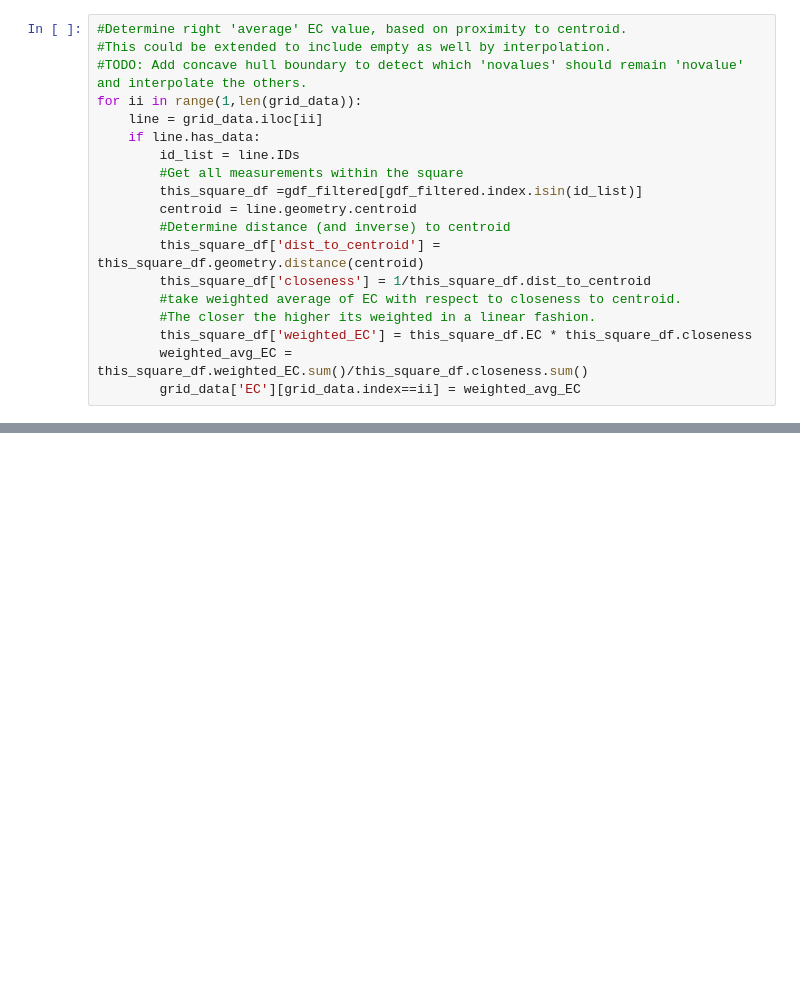
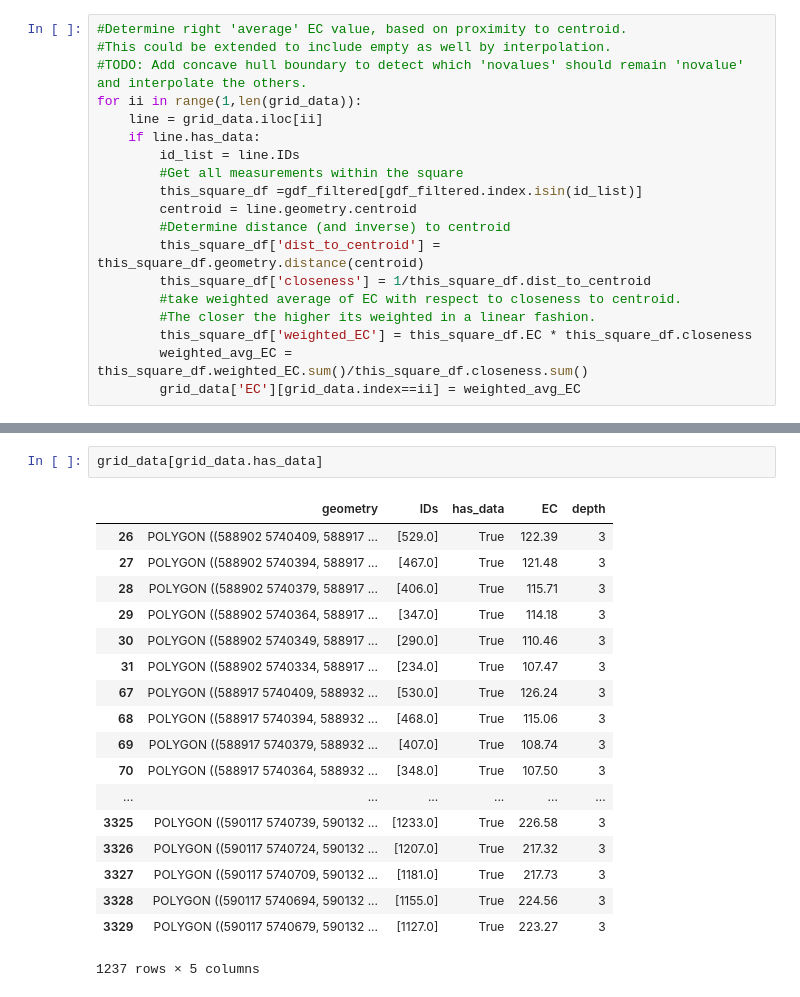
Before and after one commit to nevobnav/wiertsema, a Jupyter notebook: Wiertsema_Kaz_Depth_Grid_lvl.ipynb, the cells around one changed output, grey strips where cells are left out. Cells and saved outputs as stored; diff of their text form; blank space fills up the shorter version.

```diff
--- a/Wiertsema_Kaz_Depth_Grid_lvl.ipynb
+++ b/Wiertsema_Kaz_Depth_Grid_lvl.ipynb
@@ -99,0 +146,21 @@ grid.plot(ax=data_plot,alpha=0.1, edgecolor="red", linewidth=0.4)
+# %%
+grid_data[grid_data.has_data]
+# %% [output]
+|  | geometry | IDs | has_data | EC | depth |
+| 26 | POLYGON ((588902 5740409, 588917 ... | [529.0] | True | 122.39 | 3 |
+| 27 | POLYGON ((588902 5740394, 588917 ... | [467.0] | True | 121.48 | 3 |
+| 28 | POLYGON ((588902 5740379, 588917 ... | [406.0] | True | 115.71 | 3 |
+| 29 | POLYGON ((588902 5740364, 588917 ... | [347.0] | True | 114.18 | 3 |
+| 30 | POLYGON ((588902 5740349, 588917 ... | [290.0] | True | 110.46 | 3 |
+| 31 | POLYGON ((588902 5740334, 588917 ... | [234.0] | True | 107.47 | 3 |
+| 67 | POLYGON ((588917 5740409, 588932 ... | [530.0] | True | 126.24 | 3 |
+| 68 | POLYGON ((588917 5740394, 588932 ... | [468.0] | True | 115.06 | 3 |
+| 69 | POLYGON ((588917 5740379, 588932 ... | [407.0] | True | 108.74 | 3 |
+| 70 | POLYGON ((588917 5740364, 588932 ... | [348.0] | True | 107.50 | 3 |
+| ... | ... | ... | ... | ... | ... |
+| 3325 | POLYGON ((590117 5740739, 590132 ... | [1233.0] | True | 226.58 | 3 |
+| 3326 | POLYGON ((590117 5740724, 590132 ... | [1207.0] | True | 217.32 | 3 |
+| 3327 | POLYGON ((590117 5740709, 590132 ... | [1181.0] | True | 217.73 | 3 |
+| 3328 | POLYGON ((590117 5740694, 590132 ... | [1155.0] | True | 224.56 | 3 |
+| 3329 | POLYGON ((590117 5740679, 590132 ... | [1127.0] | True | 223.27 | 3 |
+1237 rows × 5 columns
```
Also changed, not shown: parts of 8 cells of this notebook, 6 other files.
